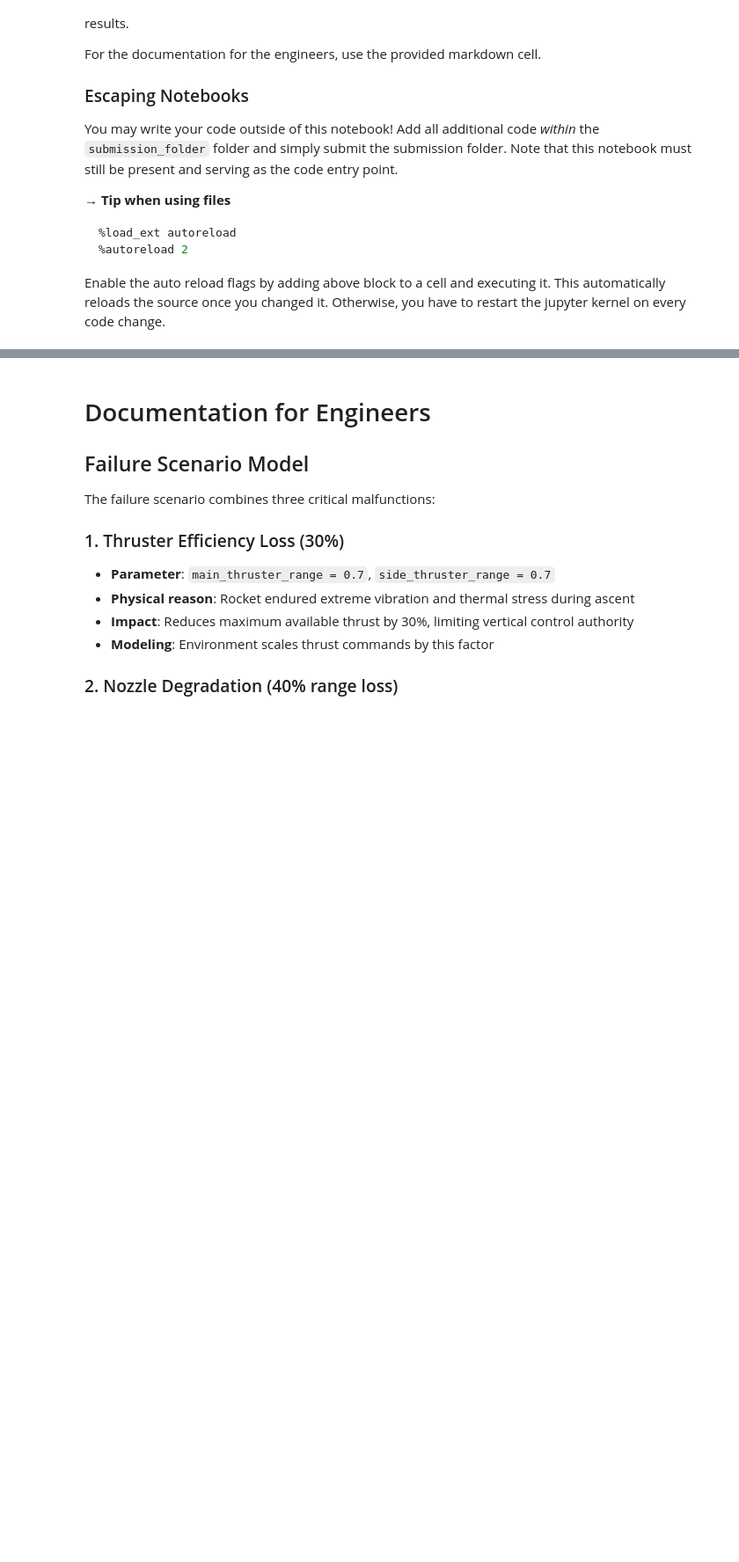
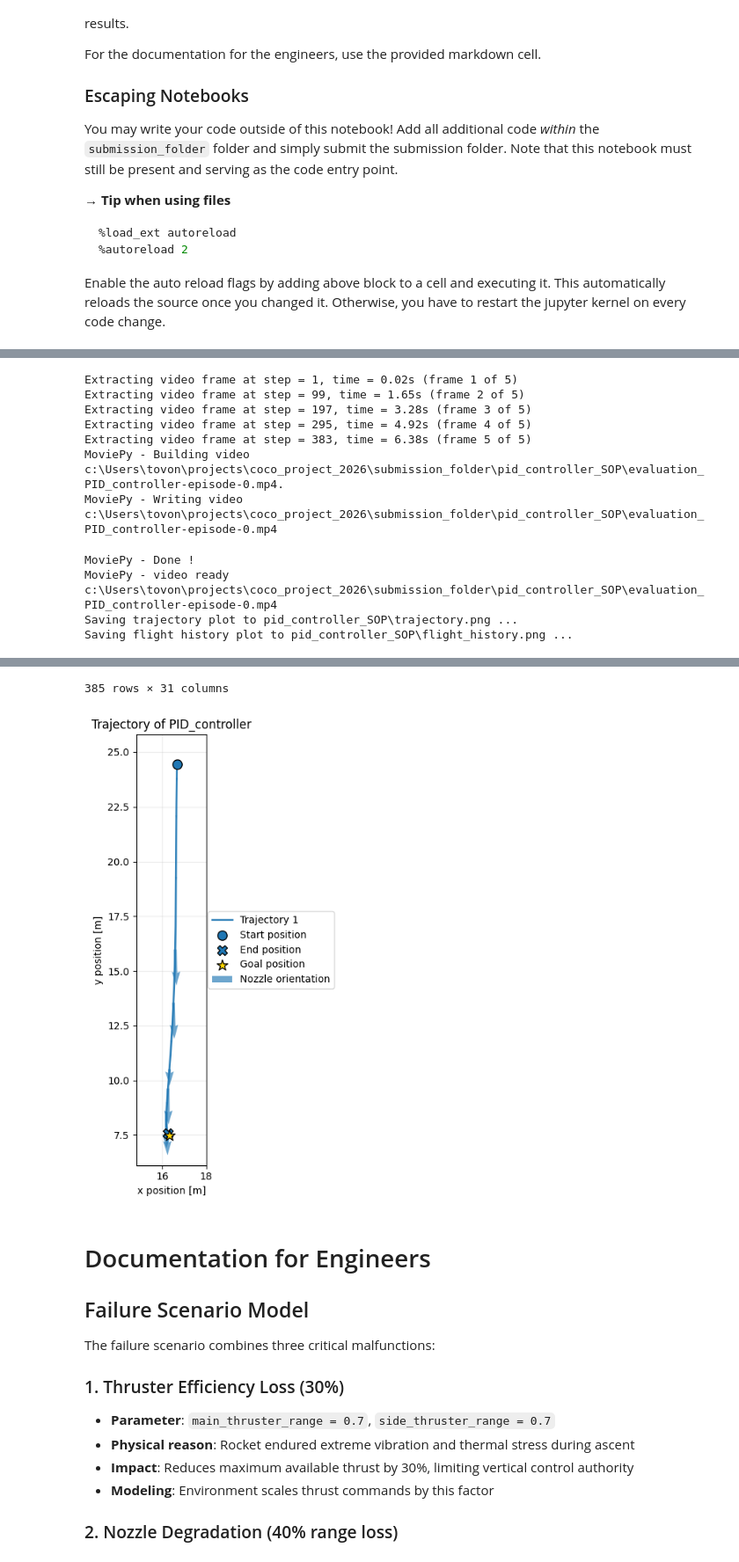
Before and after one commit to st0epsel/coco_bonus_project, a Jupyter notebook: submission_folder/submission.ipynb, the cells around one changed output, grey strips where cells are left out. Shown at 88% size. Drawn from its saved outputs; the diff is of its cells as text; code cells hidden in the pictures; blank space fills up the shorter version.

```diff
--- a/submission_folder/submission.ipynb
+++ b/submission_folder/submission.ipynb
@@ -28,0 +67,51 @@ Enable the auto reload flags by adding above block to a cell and executing it. T
+# %%
+# Environment and model setup
+args = {
+    #"initial_state": (0.25, 0.5, 0, 0, 0.3, 0)  # 6-tuple (x, y, x_dot, y_dot, theta, theta_dot),
+    "initial_barge_position": (0.49, 0.00),  # 2-tuple (x, theta)
+}
+SESSION_FOLDER = "pid_controller_SOP"
+os.makedirs(SESSION_FOLDER, exist_ok=True)
+
+env = gym.make("coco_rocket_lander/RocketLander-v0", render_mode="rgb_array", args=args)
+unwrapped_env: RocketLander = env.unwrapped
+model = SystemModel(unwrapped_env)
+
+# Controller Setup
+engine_pid_params = [10, 0, 10]
+engine_vector_pid_params = [0.085, 0.001, 10.55]
+side_engine_pid_params = [5, 0, 6]
+pid_controller = PID_controller(engine_pid_params, engine_vector_pid_params, side_engine_pid_params)
+
+# Evaluation Setup
+kf_t = (0.0, 0.25, 0.5, 0.75, 1.0)
+
+metrics_to_plot = (
+    "Main thrust",
+    "Nozzle angle",
+    "Side thrust",
+#    "Normalized y",
+#    "Normalized theta",
+    "Relative impulse",
+)
+
+# Evaluate the controller and plot the results
+evaluate_controller(
+    controller=pid_controller,
+    user_args=args,
+    out_dir=SESSION_FOLDER,
+    kf_t = kf_t,
+    metrics_to_plot = metrics_to_plot,
+)
+# %% [output]
+Extracting video frame at step = 1, time = 0.02s (frame 1 of 5)
+Extracting video frame at step = 99, time = 1.65s (frame 2 of 5)
+Extracting video frame at step = 197, time = 3.28s (frame 3 of 5)
+Extracting video frame at step = 295, time = 4.92s (frame 4 of 5)
+Extracting video frame at step = 383, time = 6.38s (frame 5 of 5)
+MoviePy - Building video c:\Users\tovon\projects\coco_project_2026\submission_folder\pid_controller_SOP\evaluation_PID_controller-episode-0.mp4.
+MoviePy - Writing video c:\Users\tovon\projects\coco_project_2026\submission_folder\pid_controller_SOP\evaluation_PID_controller-episode-0.mp4
+MoviePy - Done !
+MoviePy - video ready c:\Users\tovon\projects\coco_project_2026\submission_folder\pid_controller_SOP\evaluation_PID_controller-episode-0.mp4
+Saving trajectory plot to pid_controller_SOP\trajectory.png ...
+Saving flight history plot to pid_controller_SOP\flight_history.png ...
@@ -29 +130,3 @@ Enable the auto reload flags by adding above block to a cell and executing it. T
+385 rows × 31 columns
+[figure, added]
 # %% [markdown]
```
Also changed, not shown: parts of 5 cells of this notebook, 15 other files.
